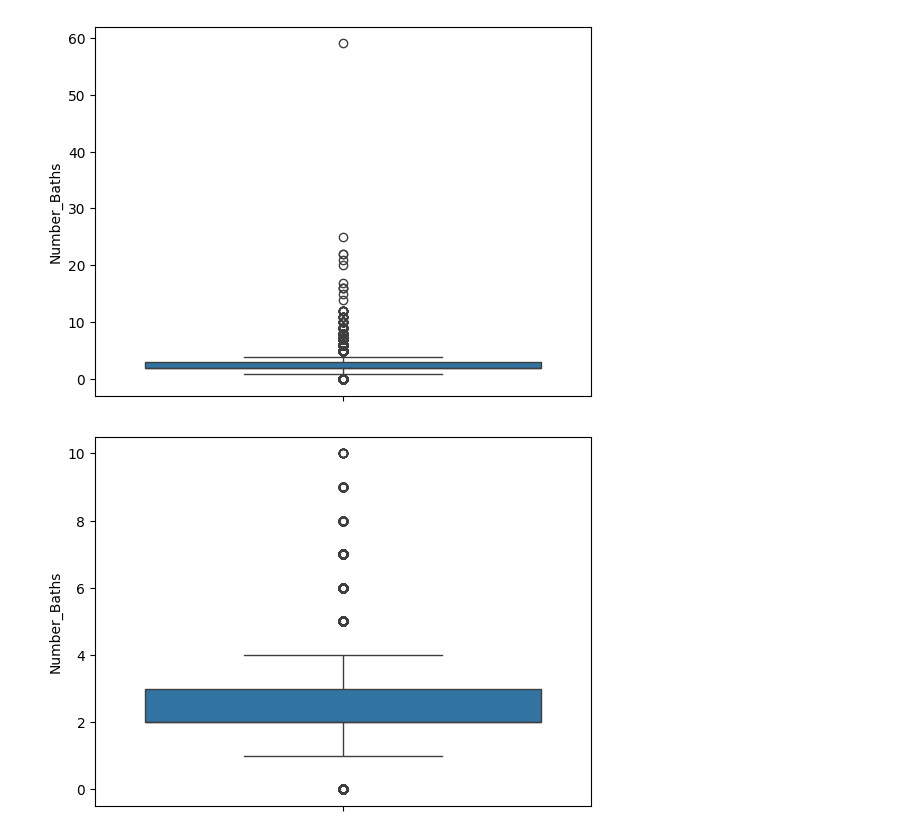
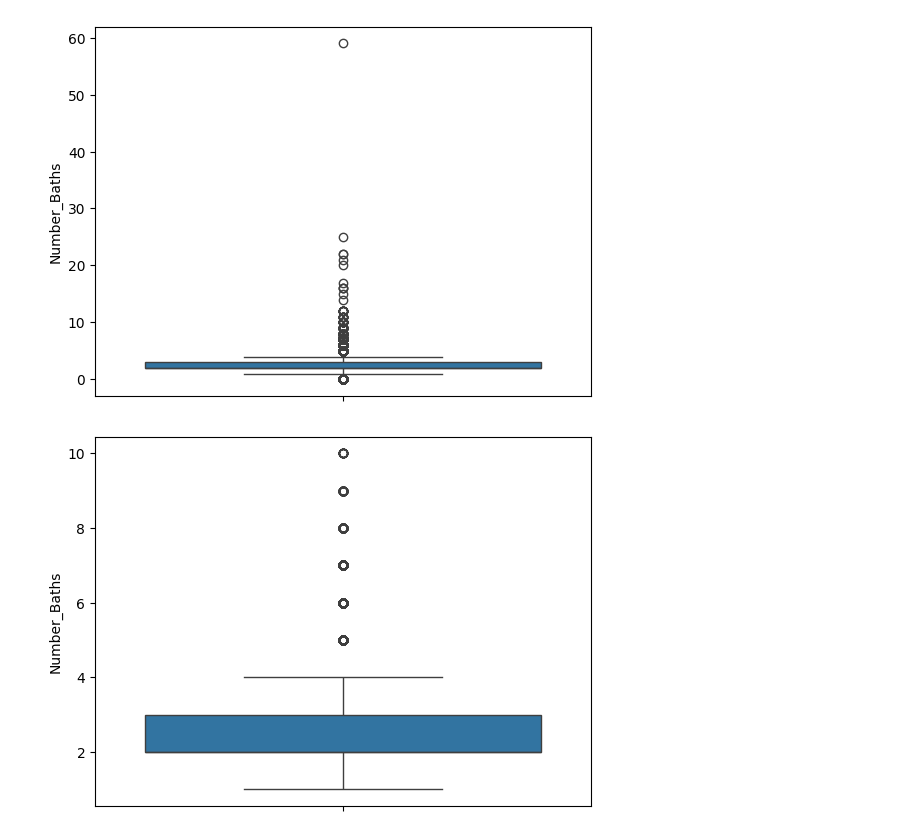
Before and after one commit to Martell0x1/ML-Assigment, a Jupyter notebook: main.ipynb, the cells around one changed output. Drawn from its saved outputs; the diff is of its cells as text; code cells hidden in the pictures.

```diff
--- a/main.ipynb
+++ b/main.ipynb
@@ -194,10 +196,11 @@ plt.show()
 [figure]
 # %%
 df = df[df['Number_Baths'] <= 10]
+df = df[df['Number_Baths'] > 0]
 sns.boxplot(df['Number_Baths'])
 plt.show()
 # %% [output]
-[figure, old version]
+[figure, new version]
 # %%
 sns.regplot(x='Number_Baths', y='Price', data=df)
 plt.title('Price vs Number of Baths')
```
Also changed, not shown: parts of 10 cells of this notebook.
